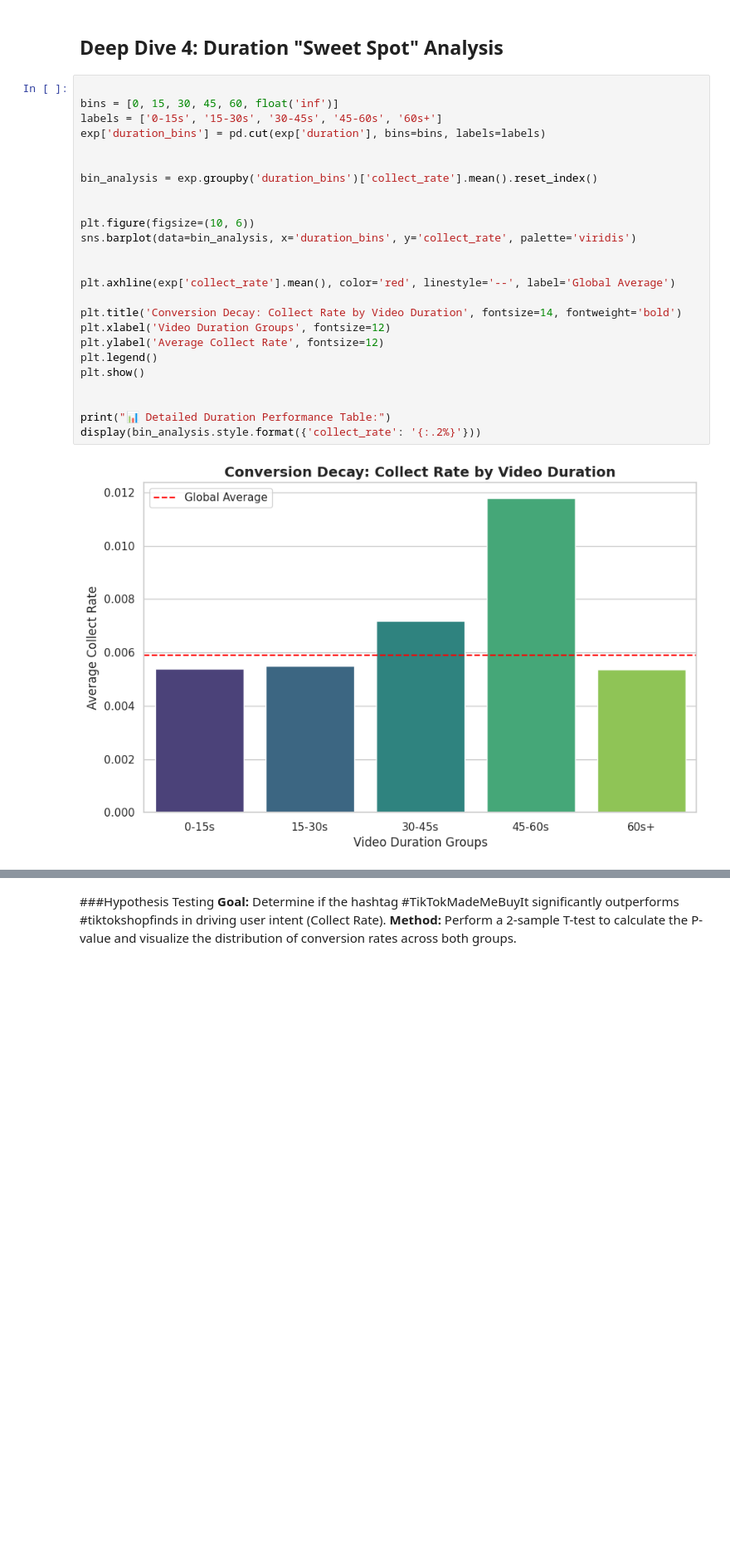
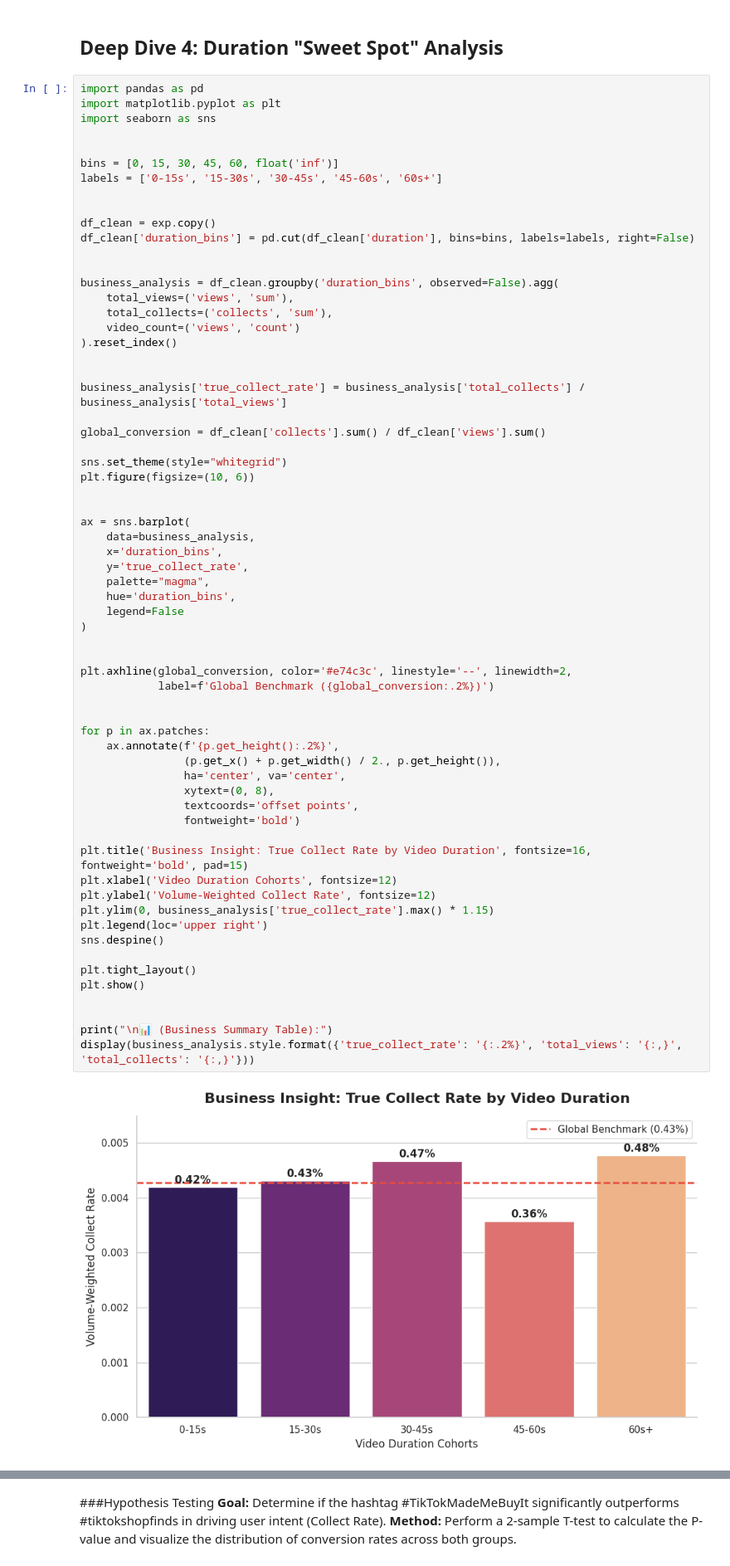
Before and after one commit to kexiajie-coder/TikTok-Ecommerce-Analysis, a Jupyter notebook: TikTok_Final.ipynb, the cells around one changed output, grey strips where cells are left out. Shown at 83% size. Saved outputs shown, nothing was run; the diff lists cells and outputs as text; blank space fills up the shorter version.

Commit message:
Add files via upload
Update duration analysis to use volume-weighted average and fix sample size bias

```diff
--- a/TikTok_Final.ipynb
+++ b/TikTok_Final.ipynb
@@ -335,29 +335,68 @@ plt.show()
 # %% [markdown]
 ## Deep Dive 4: Duration "Sweet Spot" Analysis
 # %%
+import pandas as pd
+import matplotlib.pyplot as plt
+import seaborn as sns
+
 
 bins = [0, 15, 30, 45, 60, float('inf')]
 labels = ['0-15s', '15-30s', '30-45s', '45-60s', '60s+']
-exp['duration_bins'] = pd.cut(exp['duration'], bins=bins, labels=labels)
 
 
-bin_analysis = exp.groupby('duration_bins')['collect_rate'].mean().reset_index()
+df_clean = exp.copy()
+df_clean['duration_bins'] = pd.cut(df_clean['duration'], bins=bins, labels=labels, right=False)
 
 
-plt.figure(figsize=(10, 6))
-sns.barplot(data=bin_analysis, x='duration_bins', y='collect_rate', palette='viridis')
+business_analysis = df_clean.groupby('duration_bins', observed=False).agg(
+    total_views=('views', 'sum'),
+    total_collects=('collects', 'sum'),
+    video_count=('views', 'count')
+).reset_index()
 
 
-plt.axhline(exp['collect_rate'].mean(), color='red', linestyle='--', label='Global Average')
+business_analysis['true_collect_rate'] = business_analysis['total_collects'] / business_analysis['total_views']
 
-plt.title('Conversion Decay: Collect Rate by Video Duration', fontsize=14, fontweight='bold')
-plt.xlabel('Video Duration Groups', fontsize=12)
-plt.ylabel('Average Collect Rate', fontsize=12)
-plt.legend()
+global_conversion = df_clean['collects'].sum() / df_clean['views'].sum()
+
+sns.set_theme(style="whitegrid")
+plt.figure(figsize=(10, 6))
+
+
+ax = sns.barplot(
+    data=business_analysis,
+    x='duration_bins',
+    y='true_collect_rate',
+    palette="magma",
+    hue='duration_bins',
+    legend=False
+)
+
+
+plt.axhline(global_conversion, color='#e74c3c', linestyle='--', linewidth=2,
+            label=f'Global Benchmark ({global_conversion:.2%})')
+
+
+for p in ax.patches:
+    ax.annotate(f'{p.get_height():.2%}',
+                (p.get_x() + p.get_width() / 2., p.get_height()),
+                ha='center', va='center',
+                xytext=(0, 8),
+                textcoords='offset points',
+                fontweight='bold')
+
+plt.title('Business Insight: True Collect Rate by Video Duration', fontsize=16, fontweight='bold', pad=15)
+plt.xlabel('Video Duration Cohorts', fontsize=12)
+plt.ylabel('Volume-Weighted Collect Rate', fontsize=12)
+plt.ylim(0, business_analysis['true_collect_rate'].max() * 1.15)
+plt.legend(loc='upper right')
+sns.despine()
+
+plt.tight_layout()
 plt.show()
 
 
-print("📊 Detailed Duration Performance Table:")
-display(bin_analysis.style.format({'collect_rate': '{:.2%}'}))
+print("\n📊 (Business Summary Table):")
+display(business_analysis.style.format({'true_collect_rate': '{:.2%}', 'total_views': '{:,}', 'total_collects': '{:,}'}))
 # %% [output]
-[figure, old version]
+[figure, new version]
```
Also changed, not shown: parts of 3 cells of this notebook.
